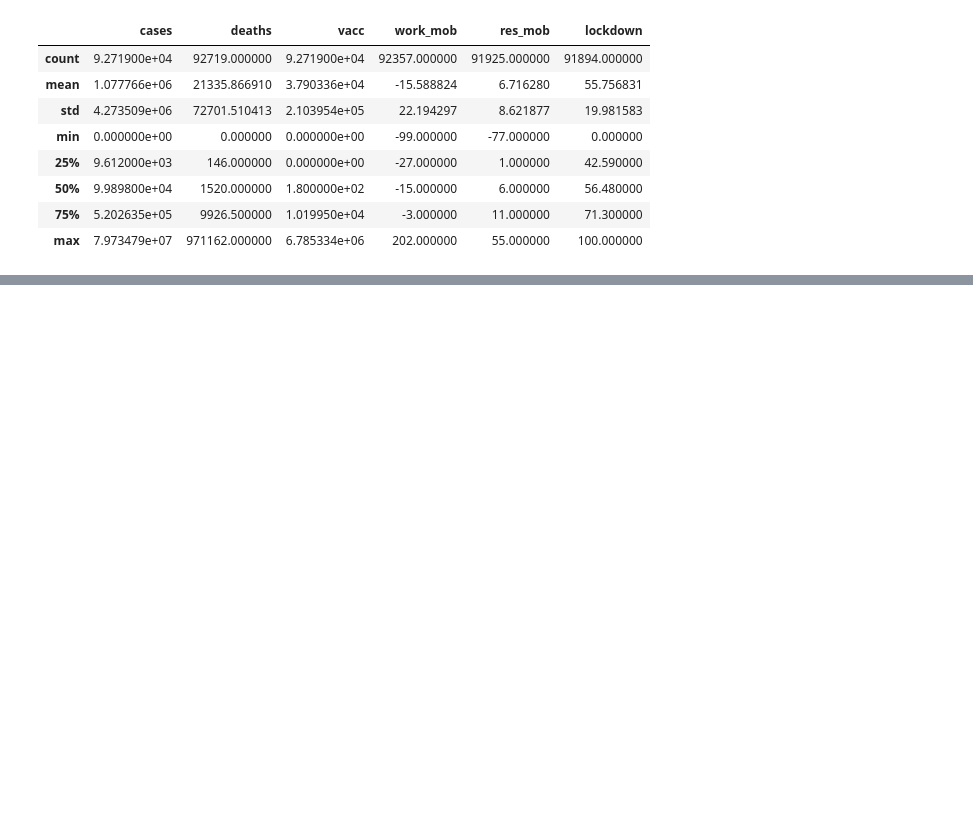
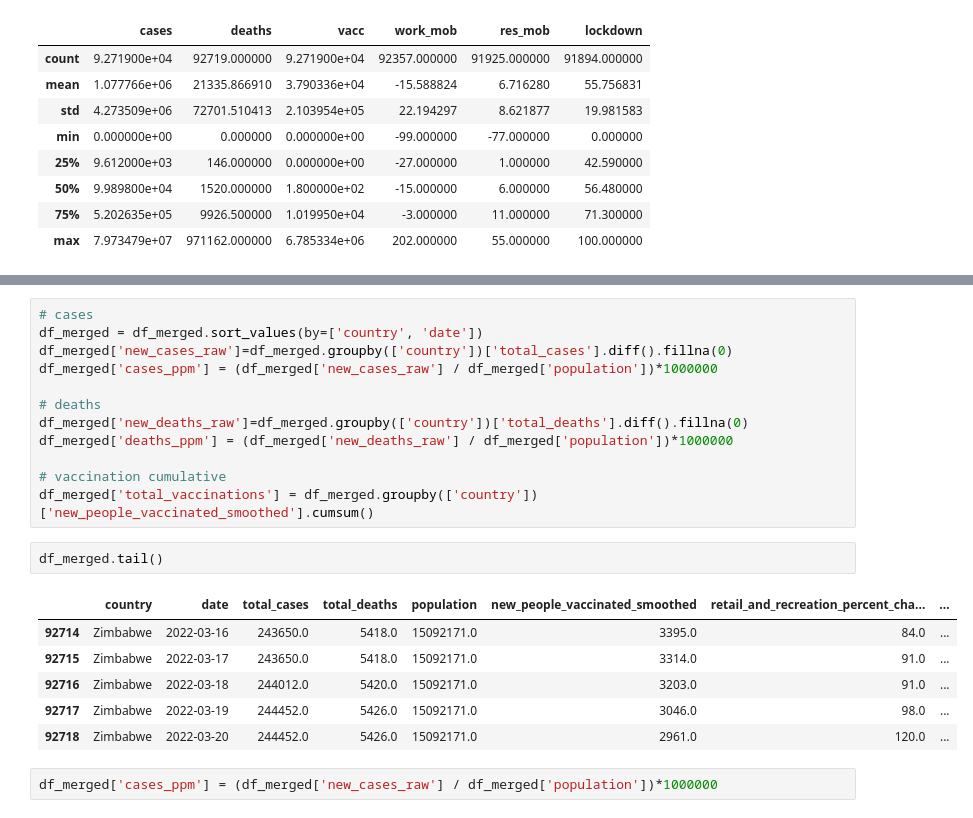
Before and after one commit to aramasethu/CS_573_project, a Jupyter notebook: Notebook_with_EDA_charts.ipynb, the cells around one changed output, grey strips where cells are left out. Drawn from its saved outputs; the diff is of its cells as text; blank space fills up the shorter version.

```diff
--- a/Notebook_with_EDA_charts.ipynb
+++ b/Notebook_with_EDA_charts.ipynb
@@ -436,0 +448,23 @@ df_merged_summary.describe()
+# %%
+# cases
+df_merged = df_merged.sort_values(by=['country', 'date'])
+df_merged['new_cases_raw']=df_merged.groupby(['country'])['total_cases'].diff().fillna(0)
+df_merged['cases_ppm'] = (df_merged['new_cases_raw'] / df_merged['population'])*1000000
+
+# deaths
+df_merged['new_deaths_raw']=df_merged.groupby(['country'])['total_deaths'].diff().fillna(0)
+df_merged['deaths_ppm'] = (df_merged['new_deaths_raw'] / df_merged['population'])*1000000
+
+# vaccination cumulative
+df_merged['total_vaccinations'] = df_merged.groupby(['country'])['new_people_vaccinated_smoothed'].cumsum()
+# %%
+df_merged.tail()
+# %% [output]
+|  | country | date | total_cases | total_deaths | population | new_people_vaccinated_smoothed | retail_and_recreation_percent_cha... | ... |
+| 92714 | Zimbabwe | 2022-03-16 | 243650.0 | 5418.0 | 15092171.0 | 3395.0 | 84.0 | ... |
+| 92715 | Zimbabwe | 2022-03-17 | 243650.0 | 5418.0 | 15092171.0 | 3314.0 | 91.0 | ... |
+| 92716 | Zimbabwe | 2022-03-18 | 244012.0 | 5420.0 | 15092171.0 | 3203.0 | 91.0 | ... |
+| 92717 | Zimbabwe | 2022-03-19 | 244452.0 | 5426.0 | 15092171.0 | 3046.0 | 98.0 | ... |
+| 92718 | Zimbabwe | 2022-03-20 | 244452.0 | 5426.0 | 15092171.0 | 2961.0 | 120.0 | ... |
+# %%
+df_merged['cases_ppm'] = (df_merged['new_cases_raw'] / df_merged['population'])*1000000
```
Also changed, not shown: parts of 10 cells of this notebook.
